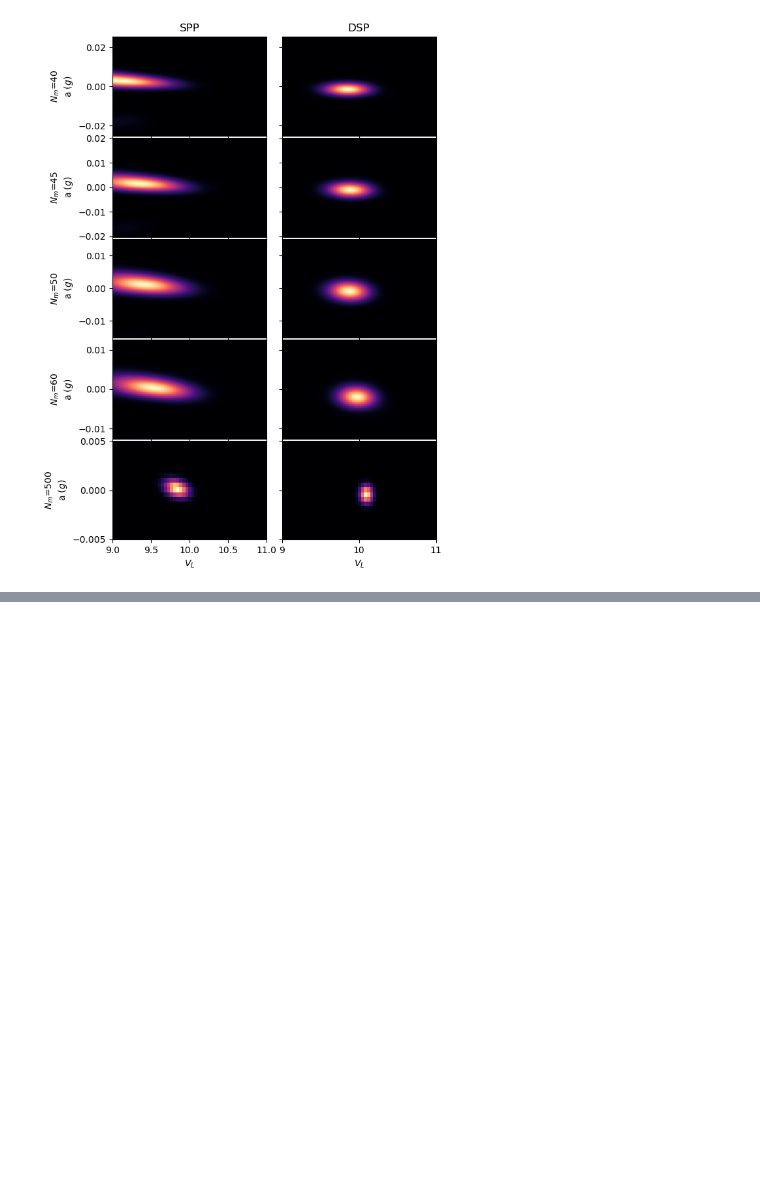
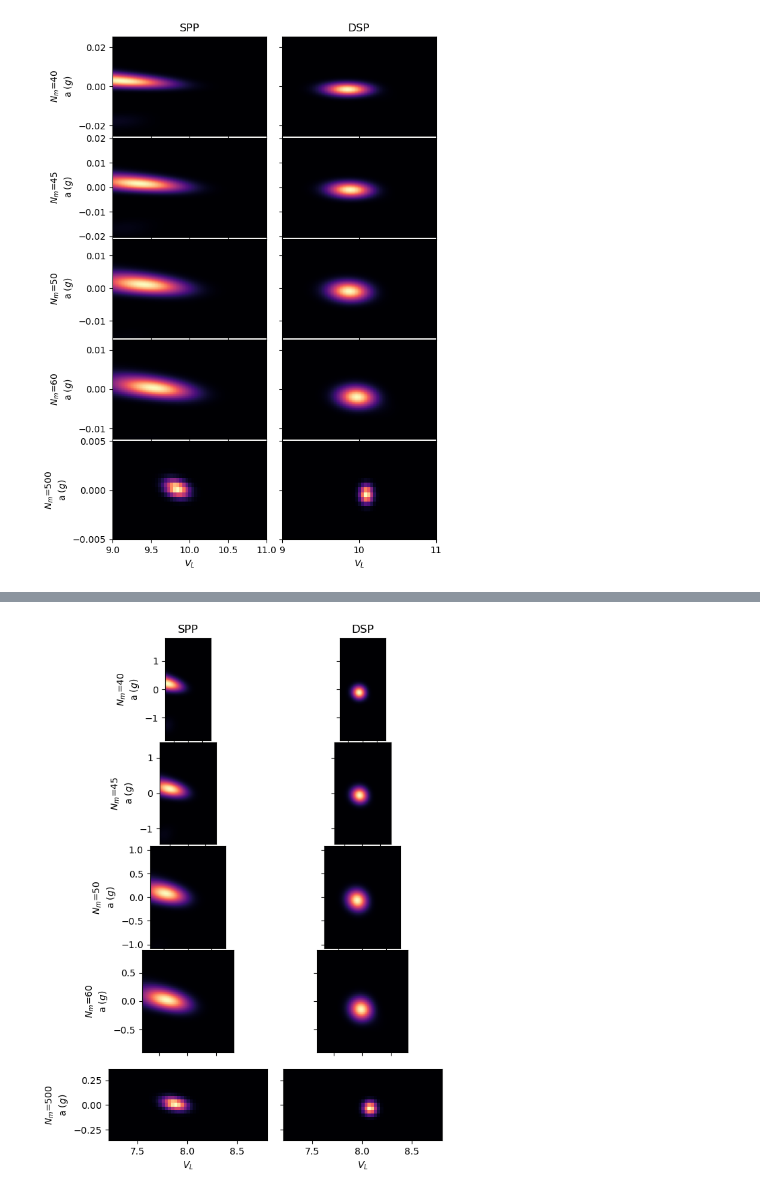
Before and after one commit to rootware/lattice_evolution, a Jupyter notebook: Python/Option1_2_comparison.ipynb, the cells around one changed output, grey strips where cells are left out. Drawn from its saved outputs; the diff is of its cells as text; code cells hidden in the pictures; blank space fills up the shorter version.

```diff
--- a/Python/Option1_2_comparison.ipynb
+++ b/Python/Option1_2_comparison.ipynb
@@ -187,0 +184,64 @@ array([[[3.91374115e-005, 3.91374115e-005, 3.91374115e-005, ...,
+# %%
+fig=plt.figure()
+fig.set_figheight(10);
+gs = fig.add_gridspec(5, 2, hspace=0.02, wspace=0.1)
+axs = gs.subplots(sharex='col', sharey='row')
+AList = Seq1.AList;
+VList = Seq2.VList;
+
+
+
+measure_points = (np.array([40,45, 50, 60])/5).astype(np.int64); # add a 5 since apparently I was recording way more before lol
+min=np.array([200,210, 220, 225]);
+max = np.array([300,290, 280, 275])
+aspectarray = np.array([200,200, 200,200])
+plt.locator_params(axis='both', nbins=3)
+IVV=0.641;
+
+for i in range(len(measure_points)):
+    plt.locator_params(axis='both', nbins=3)
+
+    ax = axs[i, 0];
+    im=ax.imshow(plotPaV[measure_points[i]][min[i]:max[i]+1,:]*1/np.sqrt(Units.Iaa), extent =[VList[0]*np.sqrt(IVV),VList[-1]*np.sqrt(IVV),AList[min[i]]*np.sqrt(Units.Iaa),AList[max[i]]*np.sqrt(Units.Iaa)],  cmap = "magma", aspect=1, origin="lower")# ,  aspect=aspectarray[i])
+    plt.locator_params(axis='both', nbins=3)
+
+    ax = axs[i, 1];
+    im=ax.imshow(plotPaV2[measure_points[i]][min[i]:max[i]+1,:]*1/np.sqrt(Units.Iaa),  extent =[VList[0]*np.sqrt(IVV),VList[-1]*np.sqrt(IVV),AList[min[i]]*np.sqrt(Units.Iaa),AList[max[i]]*np.sqrt(Units.Iaa)], cmap = "magma", aspect=1, origin="lower")# ,  aspect=aspectarray[i]);
+
+
+max_f = 260;
+min_f = 240;
+plt.locator_params(axis='both', nbins=3)
+
+axs[-1,0].imshow(plotPaV[-1][min_f:max_f+1] *1/np.sqrt(Units.Iaa),extent =[VList[0]*np.sqrt(IVV),VList[-1]*np.sqrt(IVV),AList[min_f]*np.sqrt(Units.Iaa),AList[max_f]*np.sqrt(Units.Iaa)],cmap="magma", aspect=1, origin="lower");
+plt.locator_params(axis='both', nbins=3)
+
+axs[-1,1].imshow(plotPaV2[-1] [min_f:max_f+1]*1/np.sqrt(Units.Iaa),extent =[VList[0]*np.sqrt(IVV),VList[-1]*np.sqrt(IVV),AList[min_f]*np.sqrt(Units.Iaa),AList[max_f]*np.sqrt(Units.Iaa)],  cmap ="magma", aspect=1, origin="lower");
+
+for ax in fig.get_axes():
+    ax.label_outer()
+#cols = ['Column {}'.format(col) for col in range(1, 4)]
+cols = ['SPP', 'DSP']
+rows = ['$N_m$={}'.format(5*row) for row in measure_points]
+
+#fig, axes = plt.subplots(nrows=4, ncols=3, figsize=(12, 8))
+
+for ax, col in zip(axs[0], cols):
+    ax.set_title(col)
+
+for ax, row in zip(axs[:,0], rows):
+    ax.set_ylabel(row+'\n'+'a $(g)$', rotation=90, size='medium')
+    ax.set_xlabel("$V_L$")
+
+axs[-1,0].set_ylabel('$N_m$={}'.format(5*(len(plotPaV)-1))+'\n'+'a $(g)$', rotation=90, size='medium')
+axs[-1,0].set_xlabel("$V_L$");
+axs[-1,1].set_xlabel("$V_L$");
+plt.locator_params(axis='both', nbins=3)
+
+for ax in fig.get_axes():
+    ax.label_outer()
+#fig.tight_layout()
+#plt.savefig("SPvMPComparison_v2.pdf", bbox_inches='tight')
+plt.show()
+# %% [output]
+[figure, added]
```
Also changed, not shown: parts of 6 cells of this notebook, 4 other files.
